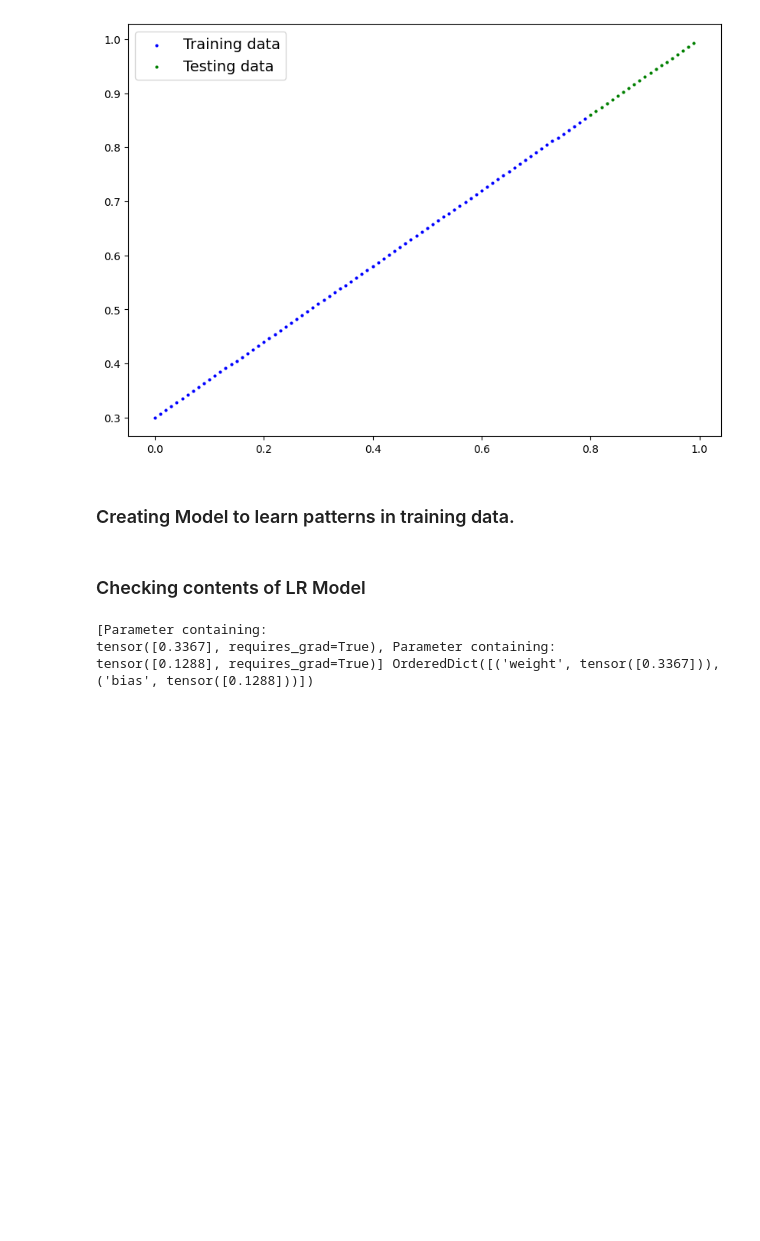
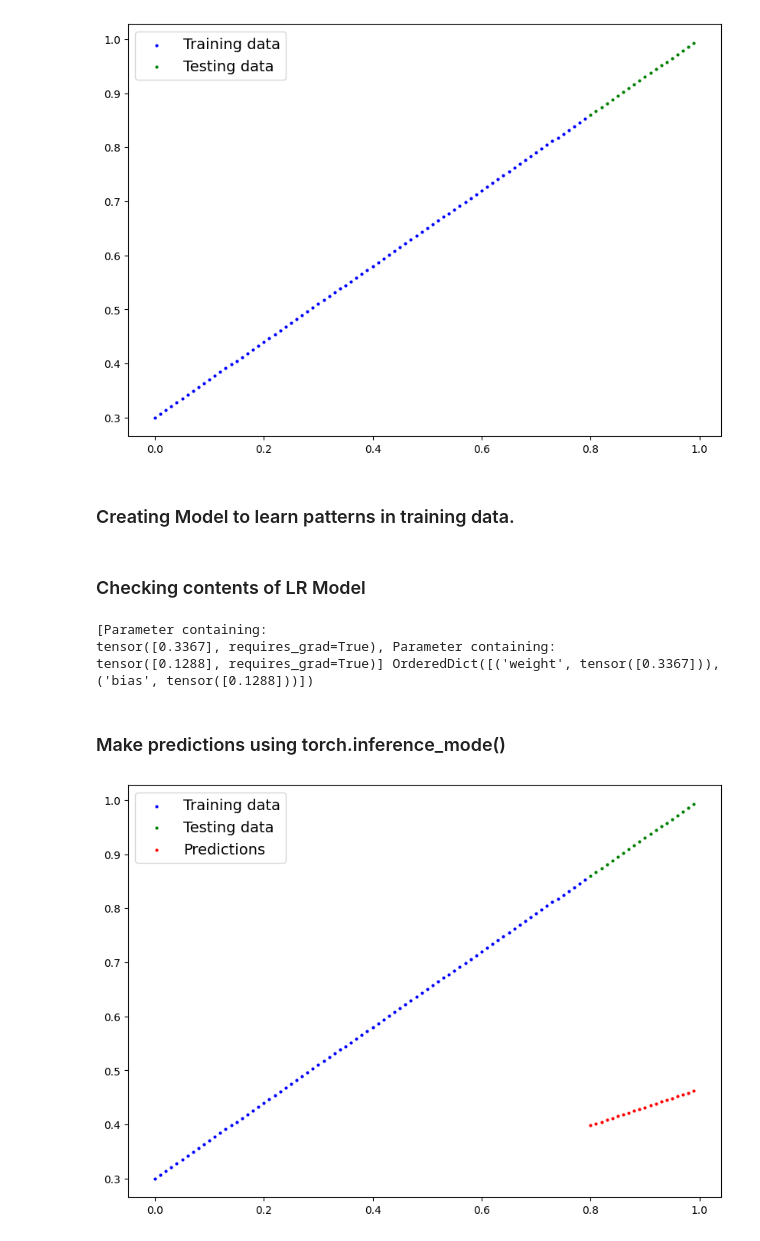
Before and after one commit to ninyx/PyTorch, a Jupyter notebook: Pytorch_Setup.ipynb, the cells around one changed output. Drawn from its saved outputs; the diff is of its cells as text; code cells hidden in the pictures; blank space fills up the shorter version.

Commit message:
Make inferences using LR Model with torch.inference_mode()

```diff
--- a/Pytorch_Setup.ipynb
+++ b/Pytorch_Setup.ipynb
@@ -177,3 +177,14 @@ print(param_LR, named_param_LR)
 [Parameter containing:
 tensor([0.3367], requires_grad=True), Parameter containing:
 tensor([0.1288], requires_grad=True)] OrderedDict([('weight', tensor([0.3367])), ('bias', tensor([0.1288]))])
+# %% [markdown]
+### Make predictions using torch.inference_mode()
+# %%
+#Inference mode disables gradient tracking (faster computing)
+
+with torch.inference_mode():
+  ypredict = model_LR(Xtest)
+
+plt_predict(predictions = ypredict)
+# %% [output]
+[figure, added]
```
